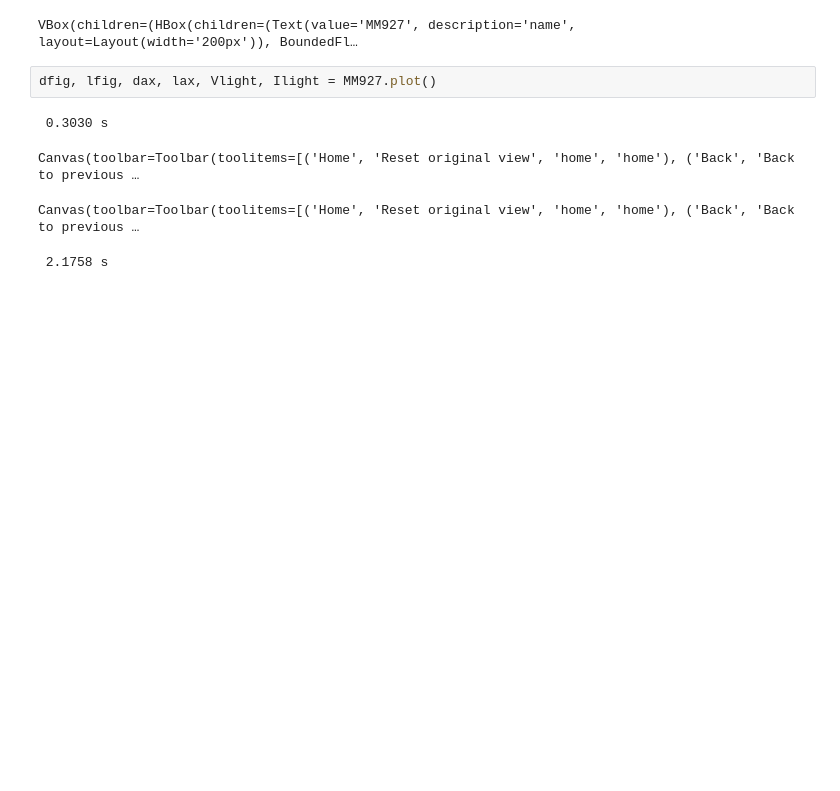
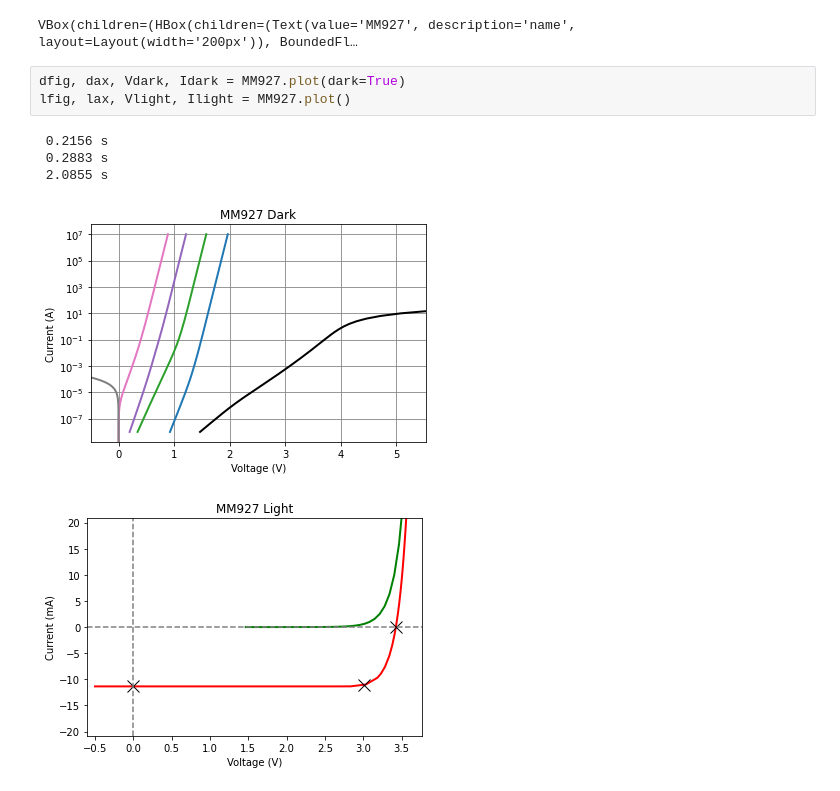
Before and after one commit to NREL/PVcircuit, a Jupyter notebook: notebooks/4J IMM.ipynb, the cells around one changed output. Drawn from its saved outputs; the diff is of its cells as text; blank space fills up the shorter version.

Commit message:
model reverse bias in dark

```diff
--- a/notebooks/4J IMM.ipynb
+++ b/notebooks/4J IMM.ipynb
@@ -27,12 +27,14 @@ MM927.controls()
 # %% [output]
 VBox(children=(HBox(children=(Text(value='MM927', description='name', layout=Layout(width='200px')), BoundedFl…
 # %%
-dfig, lfig, dax, lax, Vlight, Ilight = MM927.plot()
+dfig, dax, Vdark, Idark = MM927.plot(dark=True)
+lfig, lax, Vlight, Ilight = MM927.plot()
 # %% [output]
- 0.3030 s
+ 0.2156 s
+ 0.2883 s
+ 2.0855 s
-Canvas(toolbar=Toolbar(toolitems=[('Home', 'Reset original view', 'home', 'home'), ('Back', 'Back to previous …
-Canvas(toolbar=Toolbar(toolitems=[('Home', 'Reset original view', 'home', 'home'), ('Back', 'Back to previous …
- 2.1758 s
+[figure, added]
+[figure, added]
 # %%
 MM927.MPP()
 # %% [output]
```
Also changed, not shown: parts of 1 cell of this notebook, 4 other files.
